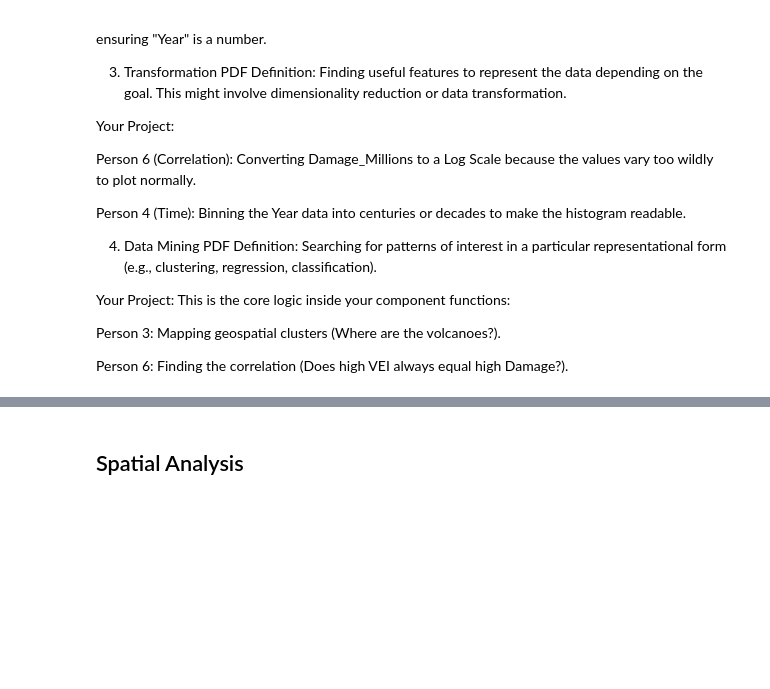
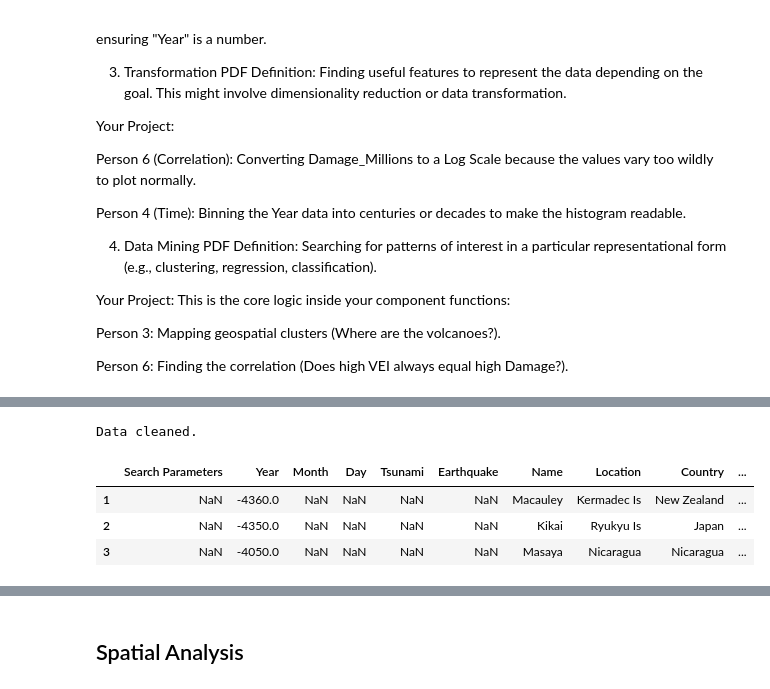
Before and after one commit to 3leopaul/KDD_Process_Volcano_Data_Analysis, a Jupyter notebook: main.ipynb, the cells around one changed output, grey strips where cells are left out. Drawn from its saved outputs; the diff is of its cells as text; code cells hidden in the pictures; blank space fills up the shorter version.

```diff
--- a/main.ipynb
+++ b/main.ipynb
@@ -76,0 +138,49 @@ def load_data(filepath="volcano-events.tsv"):
+# %%
+def clean_data(df):
+    """
+    Applies preprocessing: renaming columns, handling types, and filling NaNs.
+    Input: df (pd.DataFrame) - The raw dataframe
+    Output: df (pd.DataFrame) - The cleaned dataframe
+    """
+    # 1. Rename columns to remove spaces and special characters for easier coding
+    df = df.rename(columns={
+        'Mo': 'Month',
+        'Dy': 'Day',
+        'Tsu': 'Tsunami',
+        'Eq': 'Earthquake',
+        'Damage ($Mil)': 'Damage_Millions',
+        'Total Damage ($Mil)': 'Total_Damage_Millions',
+        'Elevation (m)': 'Elevation',
+        'Total Deaths': 'Total_Deaths',
+        'Total Injuries': 'Total_Injuries'
+    })
+
+    # 2. Handle the 'Year' column
+    # The raw data might have non-numeric years (e.g., "Unknown").
+    # 'coerce' turns these errors into NaN (Not a Number), which we then drop.
+    df['Year'] = pd.to_numeric(df['Year'], errors='coerce')
+    df = df.dropna(subset=['Year']) # We cannot analyze time trends without a Year
+
+    # 3. Handle Numerical Impact Columns
+    # If 'Deaths' is empty, we assume 0 for the sake of calculation, rather than dropping the row.
+    cols_to_fix = ['VEI', 'Deaths', 'Damage_Millions', 'Injuries']
+    for col in cols_to_fix:
+        if col in df.columns:
+            df[col] = pd.to_numeric(df[col], errors='coerce').fillna(0)
+
+    # 4. Handle Location Data
+    # We drop rows without Lat/Lon/Country because we cannot visualize them on a map.
+    df = df.dropna(subset=['Latitude', 'Longitude', 'Country'])
+
+    return df
+
+# Execution
+df_cleaned = clean_data(df_raw.copy())
+print("Data cleaned.")
+df_cleaned.head(3)
+# %% [output]
+Data cleaned.
+|  | Search Parameters | Year | Month | Day | Tsunami | Earthquake | Name | Location | Country | ... |
+| 1 | NaN | -4360.0 | NaN | NaN | NaN | NaN | Macauley | Kermadec Is | New Zealand | ... |
+| 2 | NaN | -4350.0 | NaN | NaN | NaN | NaN | Kikai | Ryukyu Is | Japan | ... |
+| 3 | NaN | -4050.0 | NaN | NaN | NaN | NaN | Masaya | Nicaragua | Nicaragua | ... |
```
Also changed, not shown: parts of 13 cells of this notebook, 1 other file.
